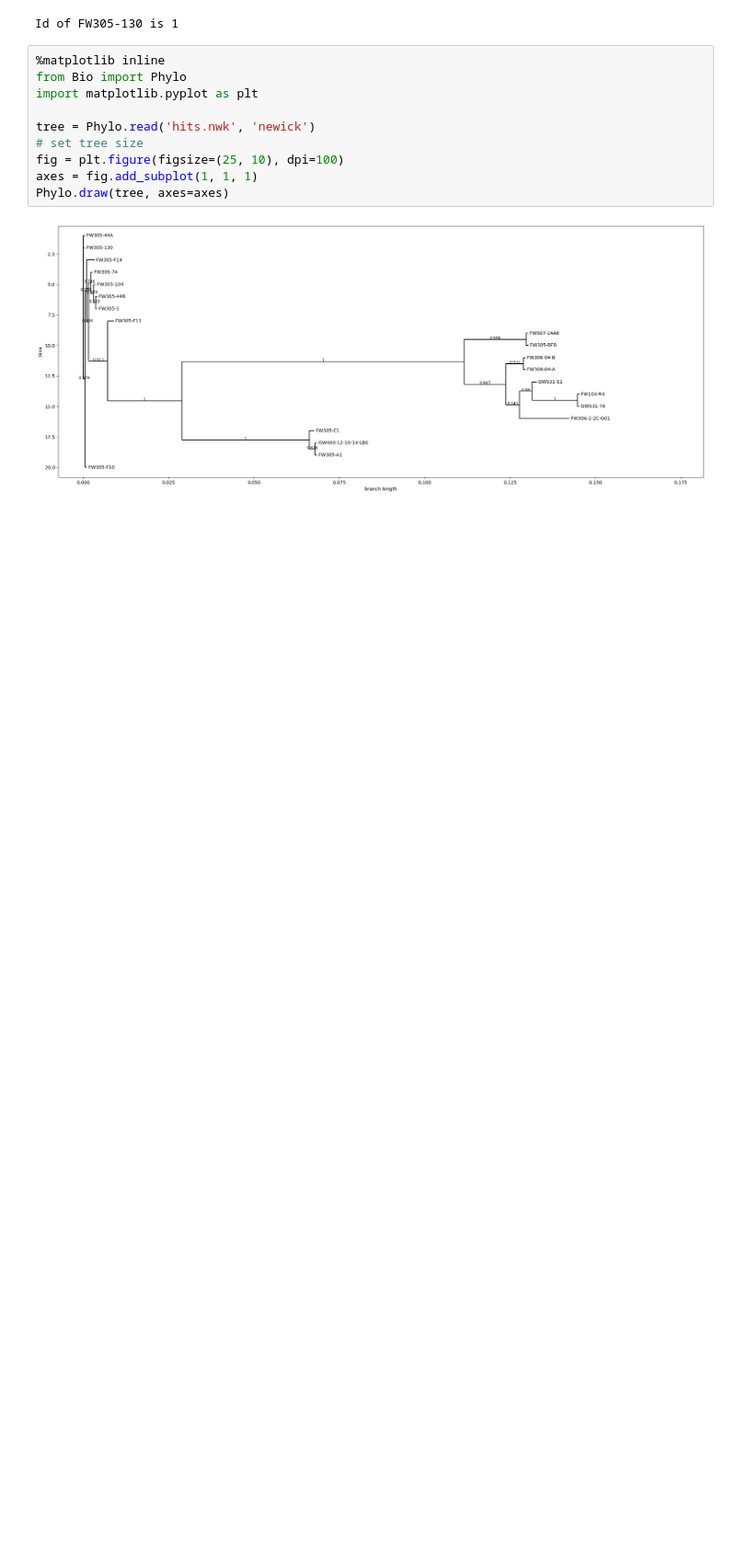
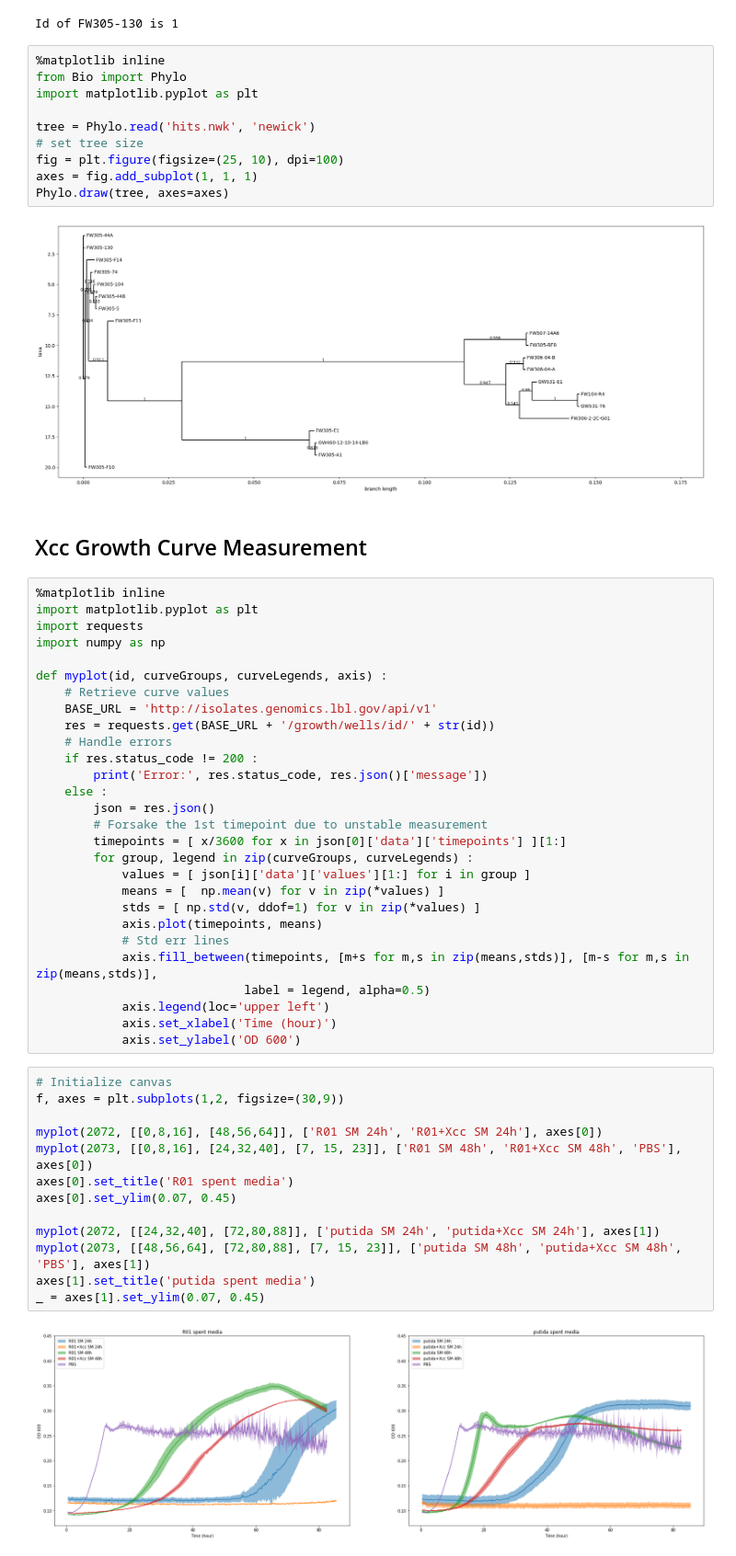
Before and after one commit to aekazakov/enigma_explorer, a Jupyter notebook: docs/api_examples/API_examples.ipynb, the cells around one changed output. Shown at 92% size. Cells and saved outputs as stored; diff of their text form; blank space fills up the shorter version.

```diff
--- a/docs/api_examples/API_examples.ipynb
+++ b/docs/api_examples/API_examples.ipynb
@@ -63,3 +63,48 @@ axes = fig.add_subplot(1, 1, 1)
 Phylo.draw(tree, axes=axes)
 # %% [output]
 [figure]
+# %% [markdown]
+## Xcc Growth Curve Measurement
+# %%
+%matplotlib inline
+import matplotlib.pyplot as plt
+import requests
+import numpy as np
+
+def myplot(id, curveGroups, curveLegends, axis) :
+    # Retrieve curve values
+    BASE_URL = 'http://isolates.genomics.lbl.gov/api/v1'
+    res = requests.get(BASE_URL + '/growth/wells/id/' + str(id))
+    # Handle errors
+    if res.status_code != 200 :
+        print('Error:', res.status_code, res.json()['message'])
+    else :
+        json = res.json()
+        # Forsake the 1st timepoint due to unstable measurement
+        timepoints = [ x/3600 for x in json[0]['data']['timepoints'] ][1:]
+        for group, legend in zip(curveGroups, curveLegends) :
+            values = [ json[i]['data']['values'][1:] for i in group ]
+            means = [  np.mean(v) for v in zip(*values) ]
+            stds = [ np.std(v, ddof=1) for v in zip(*values) ]
+            axis.plot(timepoints, means)
+            # Std err lines
+            axis.fill_between(timepoints, [m+s for m,s in zip(means,stds)], [m-s for m,s in zip(means,stds)],
+                             label = legend, alpha=0.5)
+            axis.legend(loc='upper left')
+            axis.set_xlabel('Time (hour)')
+            axis.set_ylabel('OD 600')
+# %%
+# Initialize canvas
+f, axes = plt.subplots(1,2, figsize=(30,9))
+
+myplot(2072, [[0,8,16], [48,56,64]], ['R01 SM 24h', 'R01+Xcc SM 24h'], axes[0])
+myplot(2073, [[0,8,16], [24,32,40], [7, 15, 23]], ['R01 SM 48h', 'R01+Xcc SM 48h', 'PBS'], axes[0])
+axes[0].set_title('R01 spent media')
+axes[0].set_ylim(0.07, 0.45)
+
+myplot(2072, [[24,32,40], [72,80,88]], ['putida SM 24h', 'putida+Xcc SM 24h'], axes[1])
+myplot(2073, [[48,56,64], [72,80,88], [7, 15, 23]], ['putida SM 48h', 'putida+Xcc SM 48h', 'PBS'], axes[1])
+axes[1].set_title('putida spent media')
+_ = axes[1].set_ylim(0.07, 0.45)
+# %% [output]
+[figure, added]
```
